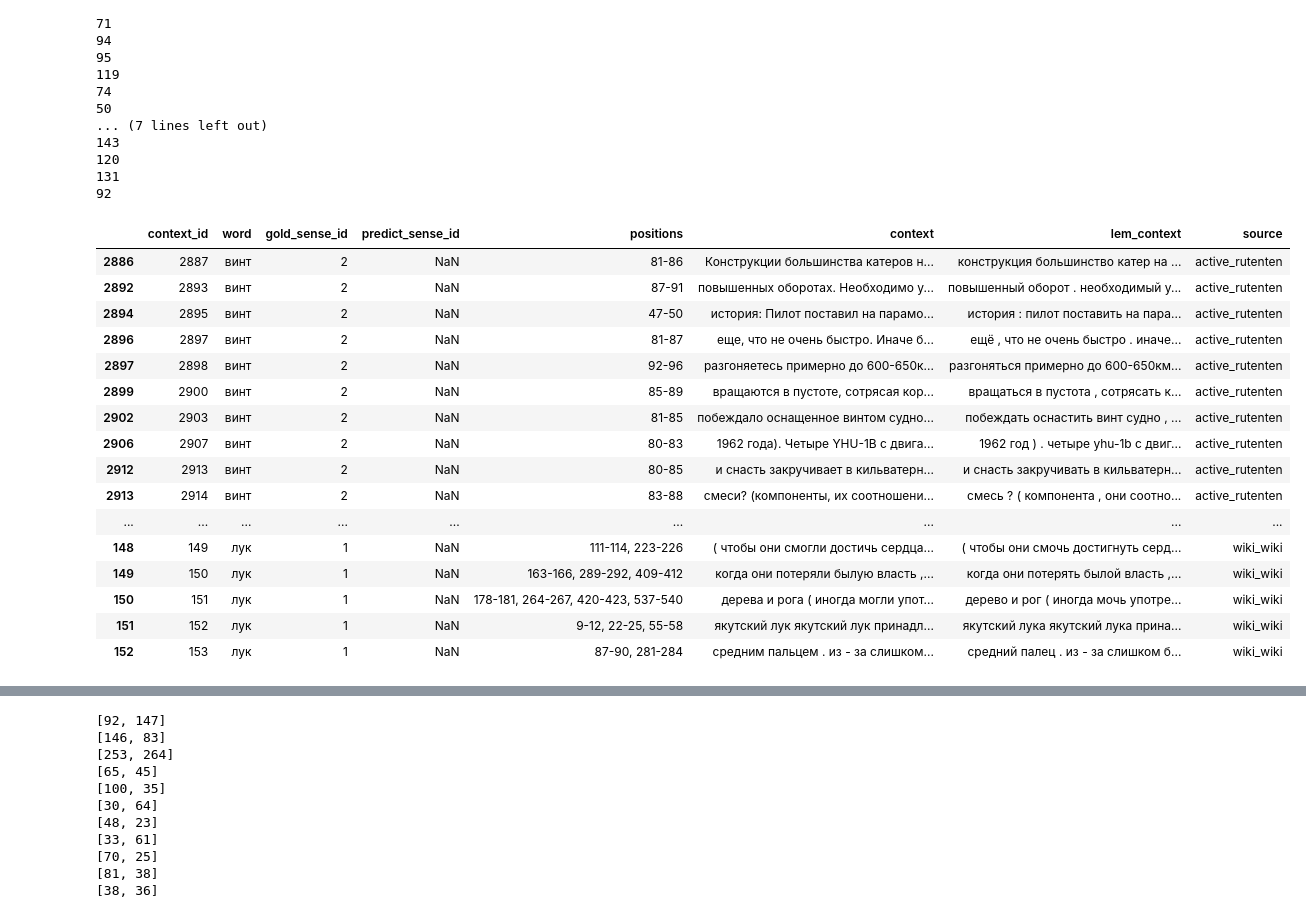
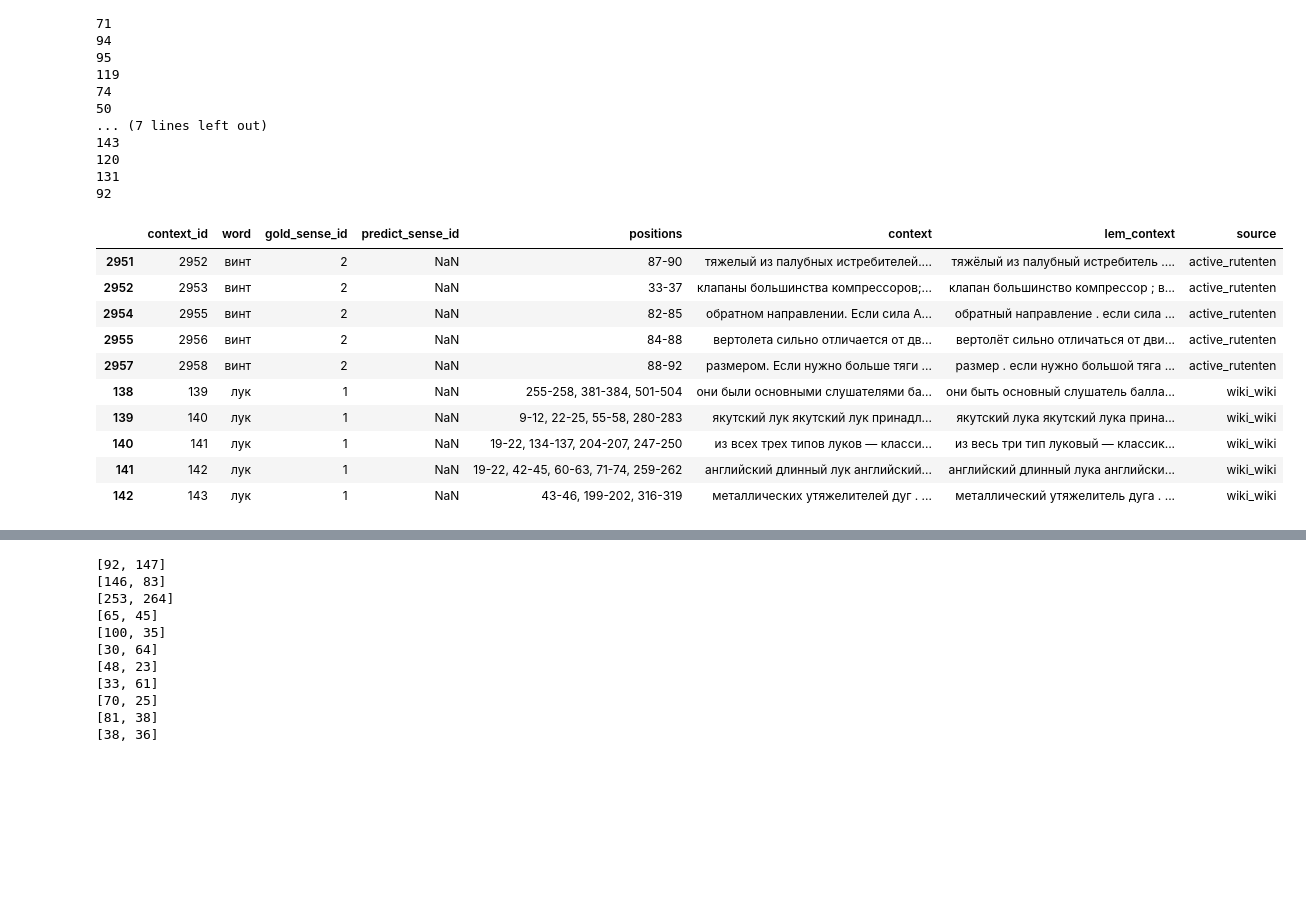
Before and after one commit to kr-ann/itod, a Jupyter notebook: RUSSE_ALL.ipynb, the cells around one changed output, grey strips where cells are left out. Saved outputs shown, nothing was run; the diff lists cells and outputs as text; code cells hidden in the pictures; blank space fills up the shorter version.

```diff
--- a/RUSSE_ALL.ipynb
+++ b/RUSSE_ALL.ipynb
@@ -474,0 +680,9 @@ list(active_rutenten[active_rutenten.word == "альбом"][active_rutenten.gol
+# %%
+active_rnc = active_rnc.drop(active_rnc[active_rnc.word=="альбом"].index)
+active_rnc = active_rnc.drop(active_rnc[active_rnc.word=="анатомия"].index)
+active_rnc = active_rnc.drop(active_rnc[active_rnc.word=="балет"].index)
+active_rnc = active_rnc.drop(active_rnc[active_rnc.word=="беда"].index)
+active_rnc = active_rnc.drop(active_rnc[active_rnc.word=="бездна"].index)
+active_rnc = active_rnc.drop(active_rnc[active_rnc.word=="блок"].index)
+active_rnc = active_rnc.drop(active_rnc[active_rnc.word=="будущее"].index)
+active_rnc = active_rnc.drop(active_rnc[active_rnc.word=="группа"].index)
@@ -474,0 +697,9 @@ list(active_rutenten[active_rutenten.word == "альбом"][active_rutenten.gol
+# %%
+active_rutenten = active_rutenten.drop(active_rutenten[active_rutenten.word=="альбом"].index)
+active_rutenten = active_rutenten.drop(active_rutenten[active_rutenten.word=="анатомия"].index)
+active_rutenten = active_rutenten.drop(active_rutenten[active_rutenten.word=="балет"].index)
+active_rutenten = active_rutenten.drop(active_rutenten[active_rutenten.word=="беда"].index)
+active_rutenten = active_rutenten.drop(active_rutenten[active_rutenten.word=="бездна"].index)
+active_rutenten = active_rutenten.drop(active_rutenten[active_rutenten.word=="блок"].index)
+active_rutenten = active_rutenten.drop(active_rutenten[active_rutenten.word=="будущее"].index)
+active_rutenten = active_rutenten.drop(active_rutenten[active_rutenten.word=="группа"].index)
@@ -664,22 +1417,16 @@ for word in words_dict:
 131
 92
 # %%
-merged_df[950:1000] # спутанные индексы в местах, где меняется часть из одно латасета и начинается часть из другого
+merged_df[980:990] # спутанные индексы в местах, где меняется часть из одно латасета и начинается часть из другого
 # %% [output]
 |  | context_id | word | gold_sense_id | predict_sense_id | positions | context | lem_context | source |
-| 2886 | 2887 | винт | 2 | NaN | 81-86 | Конструкции большинства катеров н... | конструкция большинство катер на ... | active_rutenten |
-| 2892 | 2893 | винт | 2 | NaN | 87-91 | повышенных оборотах. Необходимо у... | повышенный оборот . необходимый у... | active_rutenten |
-| 2894 | 2895 | винт | 2 | NaN | 47-50 | история: Пилот поставил на парамо... | история : пилот поставить на пара... | active_rutenten |
-| 2896 | 2897 | винт | 2 | NaN | 81-87 | еще, что не очень быстро. Иначе б... | ещё , что не очень быстро . иначе... | active_rutenten |
-| 2897 | 2898 | винт | 2 | NaN | 92-96 | разгоняетесь примерно до 600-650к... | разгоняться примерно до 600-650км... | active_rutenten |
-| 2899 | 2900 | винт | 2 | NaN | 85-89 | вращаются в пустоте, сотрясая кор... | вращаться в пустота , сотрясать к... | active_rutenten |
-| 2902 | 2903 | винт | 2 | NaN | 81-85 | побеждало оснащенное винтом судно... | побеждать оснастить винт судно , ... | active_rutenten |
-| 2906 | 2907 | винт | 2 | NaN | 80-83 | 1962 года). Четыре YHU-1B с двига... | 1962 год ) . четыре yhu-1b с двиг... | active_rutenten |
-| 2912 | 2913 | винт | 2 | NaN | 80-85 | и снасть закручивает в кильватерн... | и снасть закручивать в кильватерн... | active_rutenten |
-| 2913 | 2914 | винт | 2 | NaN | 83-88 | смеси? (компоненты, их соотношени... | смесь ? ( компонента , они соотно... | active_rutenten |
-| ... | ... | ... | ... | ... | ... | ... | ... | ... |
-| 148 | 149 | лук | 1 | NaN | 111-114, 223-226 | ( чтобы они смогли достичь сердца... | ( чтобы они смочь достигнуть серд... | wiki_wiki |
-| 149 | 150 | лук | 1 | NaN | 163-166, 289-292, 409-412 | когда они потеряли былую власть ,... | когда они потерять былой власть ,... | wiki_wiki |
-| 150 | 151 | лук | 1 | NaN | 178-181, 264-267, 420-423, 537-540 | дерева и рога ( иногда могли упот... | дерево и рог ( иногда мочь употре... | wiki_wiki |
-| 151 | 152 | лук | 1 | NaN | 9-12, 22-25, 55-58 | якутский лук якутский лук принадл... | якутский лука якутский лука прина... | wiki_wiki |
-| 152 | 153 | лук | 1 | NaN | 87-90, 281-284 | средним пальцем . из - за слишком... | средний палец . из - за слишком б... | wiki_wiki |
+| 2951 | 2952 | винт | 2 | NaN | 87-90 | тяжелый из палубных истребителей.... | тяжёлый из палубный истребитель .... | active_rutenten |
+| 2952 | 2953 | винт | 2 | NaN | 33-37 | клапаны большинства компрессоров;... | клапан большинство компрессор ; в... | active_rutenten |
+| 2954 | 2955 | винт | 2 | NaN | 82-85 | обратном направлении. Если сила А... | обратный направление . если сила ... | active_rutenten |
+| 2955 | 2956 | винт | 2 | NaN | 84-88 | вертолета сильно отличается от дв... | вертолёт сильно отличаться от дви... | active_rutenten |
+| 2957 | 2958 | винт | 2 | NaN | 88-92 | размером. Если нужно больше тяги ... | размер . если нужно большой тяга ... | active_rutenten |
+| 138 | 139 | лук | 1 | NaN | 255-258, 381-384, 501-504 | они были основными слушателями ба... | они быть основный слушатель балла... | wiki_wiki |
+| 139 | 140 | лук | 1 | NaN | 9-12, 22-25, 55-58, 280-283 | якутский лук якутский лук принадл... | якутский лука якутский лука прина... | wiki_wiki |
+| 140 | 141 | лук | 1 | NaN | 19-22, 134-137, 204-207, 247-250 | из всех трех типов луков — класси... | из весь три тип луковый — классик... | wiki_wiki |
+| 141 | 142 | лук | 1 | NaN | 19-22, 42-45, 60-63, 71-74, 259-262 | английский длинный лук английский... | английский длинный лука английски... | wiki_wiki |
+| 142 | 143 | лук | 1 | NaN | 43-46, 199-202, 316-319 | металлических утяжелителей дуг . ... | металлический утяжелитель дуга . ... | wiki_wiki |
```
Also changed, not shown: parts of 212 cells of this notebook.
